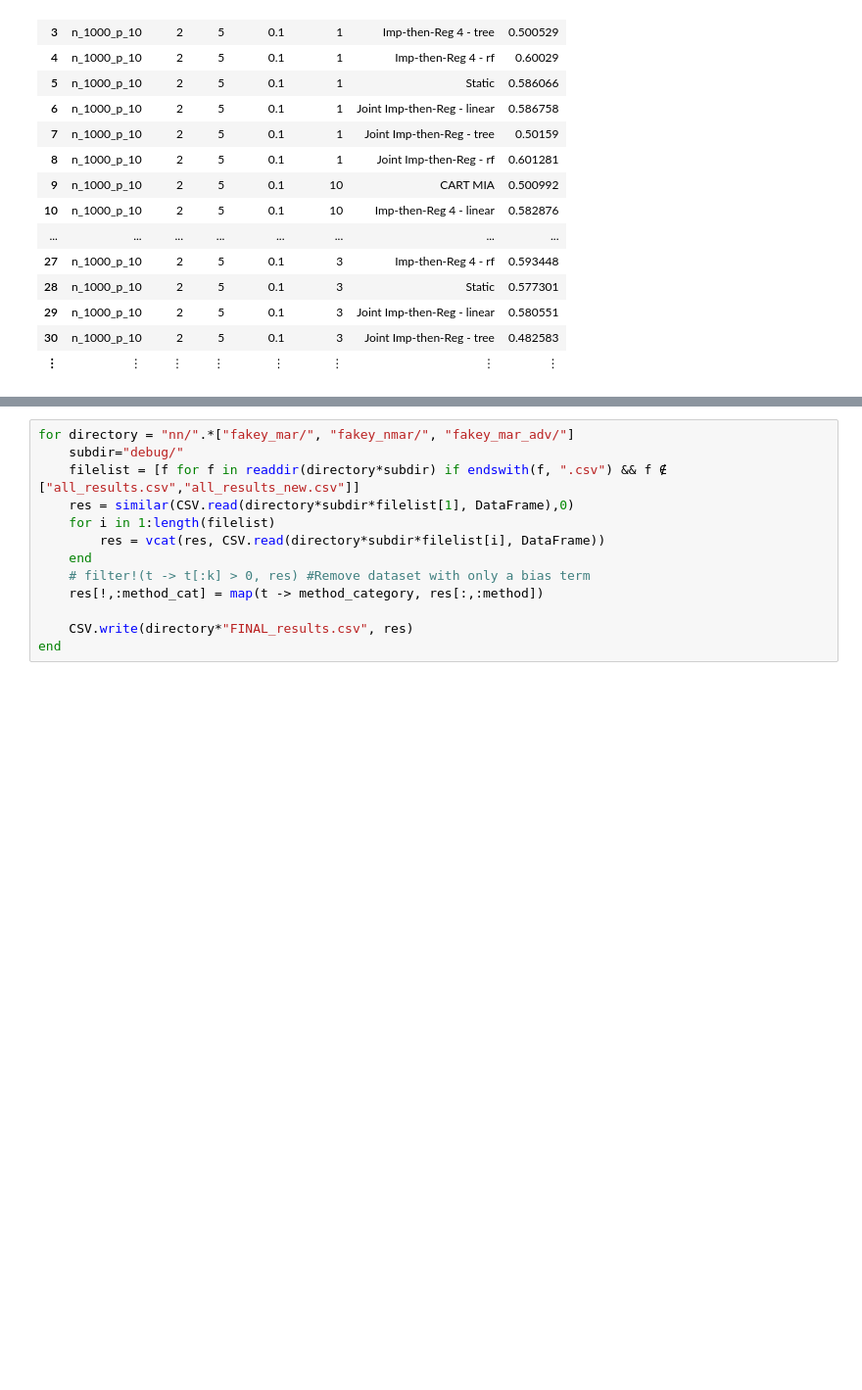
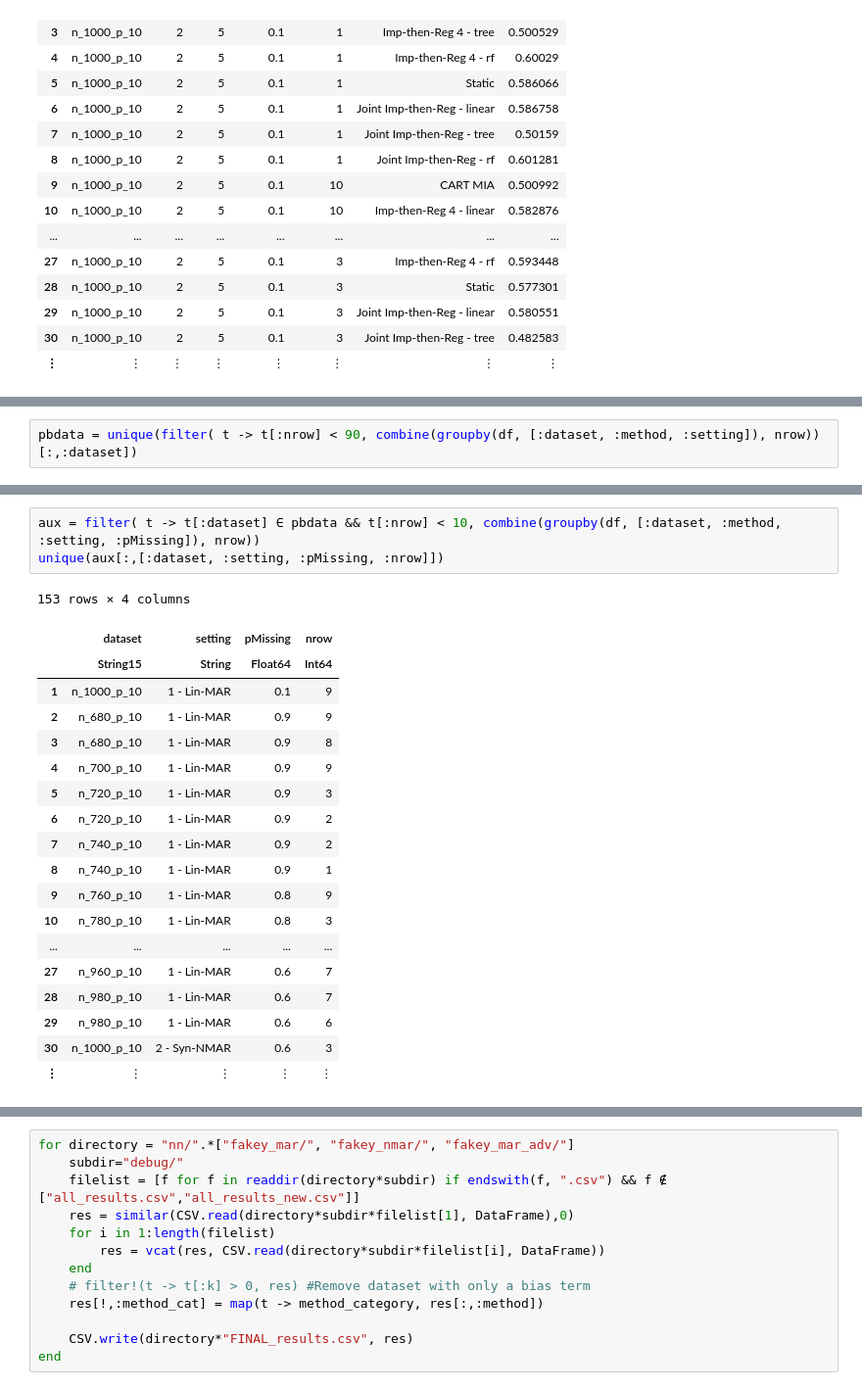
Before and after one commit to adelarue/PMD, a Jupyter notebook: results/Compile results together.ipynb, the cells around one changed output, grey strips where cells are left out. Shown at 98% size. Drawn from its saved outputs; the diff is of its cells as text; blank space fills up the shorter version.

```diff
--- a/results/Compile results together.ipynb
+++ b/results/Compile results together.ipynb
@@ -291,0 +294,2 @@ df = vcat(df, aux)
+# %%
+pbdata = unique(filter( t -> t[:nrow] < 90, combine(groupby(df, [:dataset, :method, :setting]), nrow))[:,:dataset])
@@ -291,0 +314,23 @@ df = vcat(df, aux)
+# %%
+aux = filter( t -> t[:dataset] ∈ pbdata && t[:nrow] < 10, combine(groupby(df, [:dataset, :method, :setting, :pMissing]), nrow))
+unique(aux[:,[:dataset, :setting, :pMissing, :nrow]])
+# %% [output]
+153 rows × 4 columns
+|  | dataset | setting | pMissing | nrow |
+|  | String15 | String | Float64 | Int64 |
+| 1 | n_1000_p_10 | 1 - Lin-MAR | 0.1 | 9 |
+| 2 | n_680_p_10 | 1 - Lin-MAR | 0.9 | 9 |
+| 3 | n_680_p_10 | 1 - Lin-MAR | 0.9 | 8 |
+| 4 | n_700_p_10 | 1 - Lin-MAR | 0.9 | 9 |
+| 5 | n_720_p_10 | 1 - Lin-MAR | 0.9 | 3 |
+| 6 | n_720_p_10 | 1 - Lin-MAR | 0.9 | 2 |
+| 7 | n_740_p_10 | 1 - Lin-MAR | 0.9 | 2 |
+| 8 | n_740_p_10 | 1 - Lin-MAR | 0.9 | 1 |
+| 9 | n_760_p_10 | 1 - Lin-MAR | 0.8 | 9 |
+| 10 | n_780_p_10 | 1 - Lin-MAR | 0.8 | 3 |
+| ... | ... | ... | ... | ... |
+| 27 | n_960_p_10 | 1 - Lin-MAR | 0.6 | 7 |
+| 28 | n_980_p_10 | 1 - Lin-MAR | 0.6 | 7 |
+| 29 | n_980_p_10 | 1 - Lin-MAR | 0.6 | 6 |
+| 30 | n_1000_p_10 | 2 - Syn-NMAR | 0.6 | 3 |
+| ⋮ | ⋮ | ⋮ | ⋮ | ⋮ |
```
Also changed, not shown: parts of 4 cells of this notebook, 2 other files.
